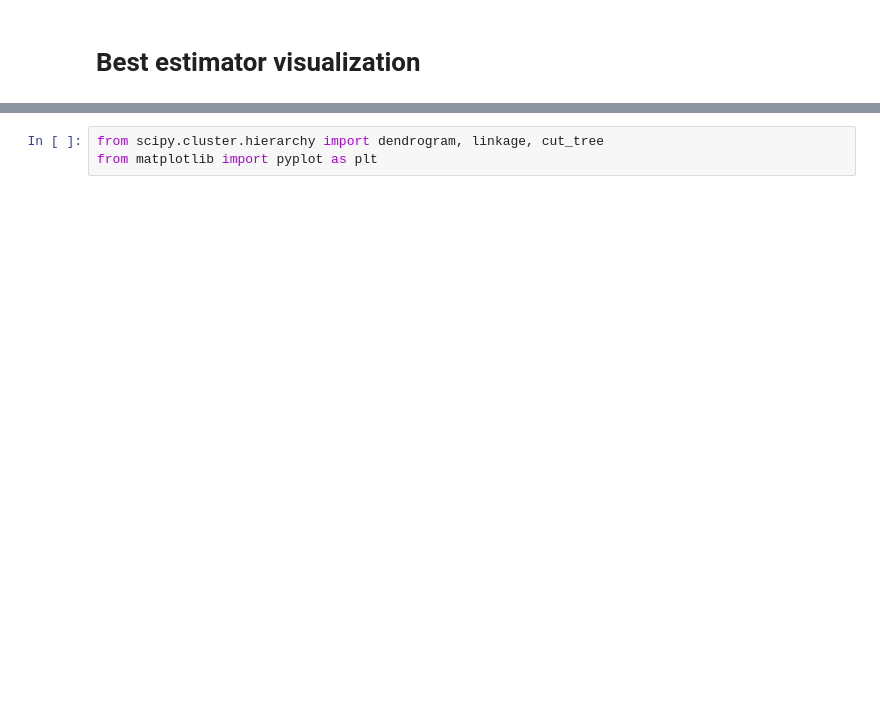
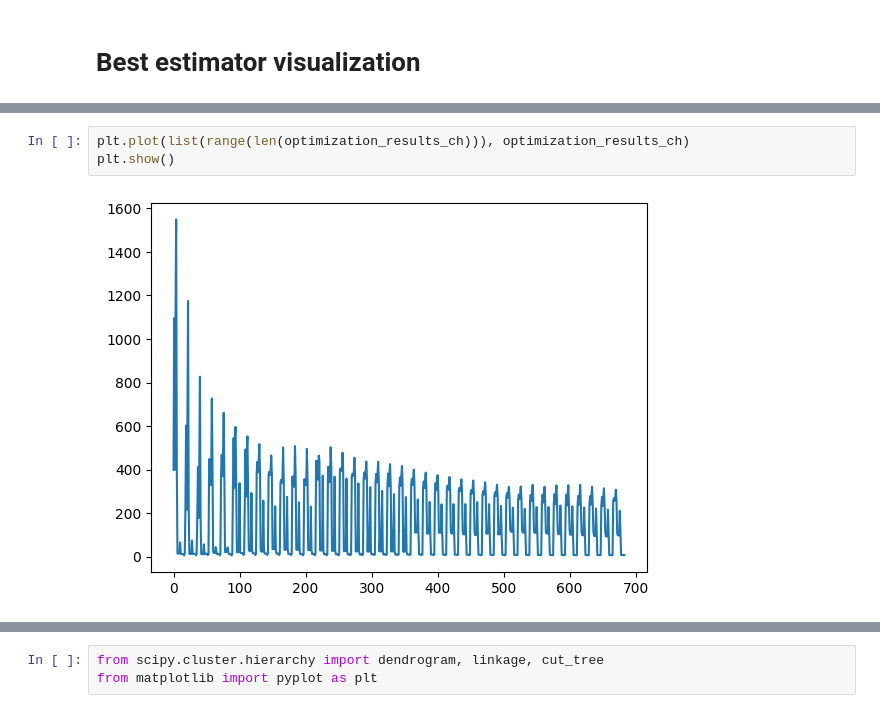
Before and after one commit to Ko4eBHuK/hybrid-intelligent-systems, a Jupyter notebook: HIS2.ipynb, the cells around one changed output, grey strips where cells are left out. Drawn from its saved outputs; the diff is of its cells as text; blank space fills up the shorter version.

```diff
--- a/HIS2.ipynb
+++ b/HIS2.ipynb
@@ -179,0 +199,5 @@ plt.show()
+# %%
+plt.plot(list(range(len(optimization_results_ch))), optimization_results_ch)
+plt.show()
+# %% [output]
+[figure, added]
```
Also changed, not shown: parts of 17 cells of this notebook, 1 other file.
